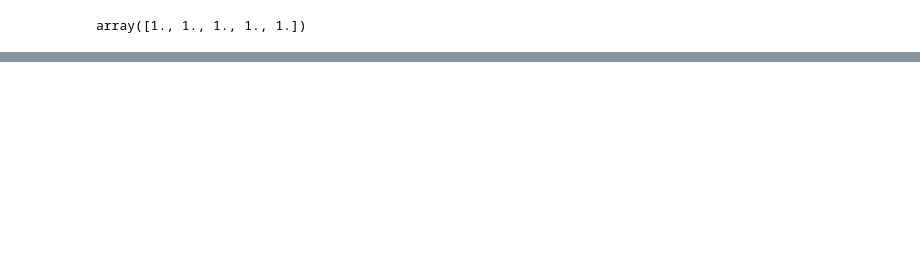
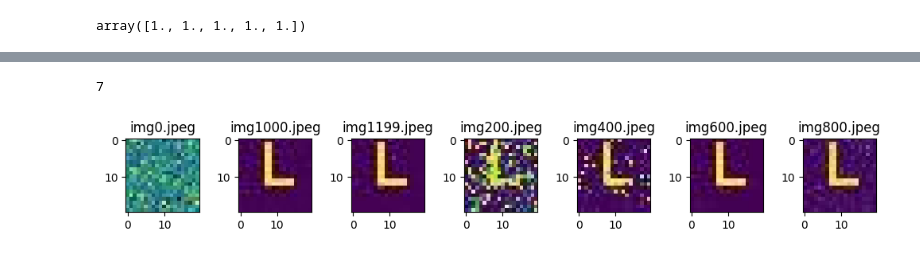
Before and after one commit to as8345s/GenAI_LangChain_Content, a Jupyter notebook: GAN/1_Introduce-GAN.ipynb, the cells around one changed output, grey strips where cells are left out. Saved outputs shown, nothing was run; the diff lists cells and outputs as text; code cells hidden in the pictures; blank space fills up the shorter version.

```diff
--- a/GAN/1_Introduce-GAN.ipynb
+++ b/GAN/1_Introduce-GAN.ipynb
@@ -236,0 +385,4 @@ Epoche: 500/500 GAN loss: 1.1643133163452148
+# %%
+import os
+path ='./data/data/1__GAN/'
+os.listdir(path)
@@ -236,0 +397,19 @@ Epoche: 500/500 GAN loss: 1.1643133163452148
+# %%
+images = [np.asarray(Image.open(path+imgname)) for imgname in os.listdir(path)]
+len(images)
+# %% [output]
+7
+# %%
+# Füge optional weitere Inhalte zu.
+fig, axs = plt.subplots(1, 7, figsize=(10, 6))
+fig.tight_layout(pad=0.5)
+axs = axs.ravel()
+
+img_names = os.listdir(path)
+
+
+for i in range(len(images)):
+    axs[i].set_title(img_names[i])
+    axs[i].imshow(images[i])
+# %% [output]
+[figure, added]
```
Also changed, not shown: parts of 26 cells of this notebook, 1 other file.
